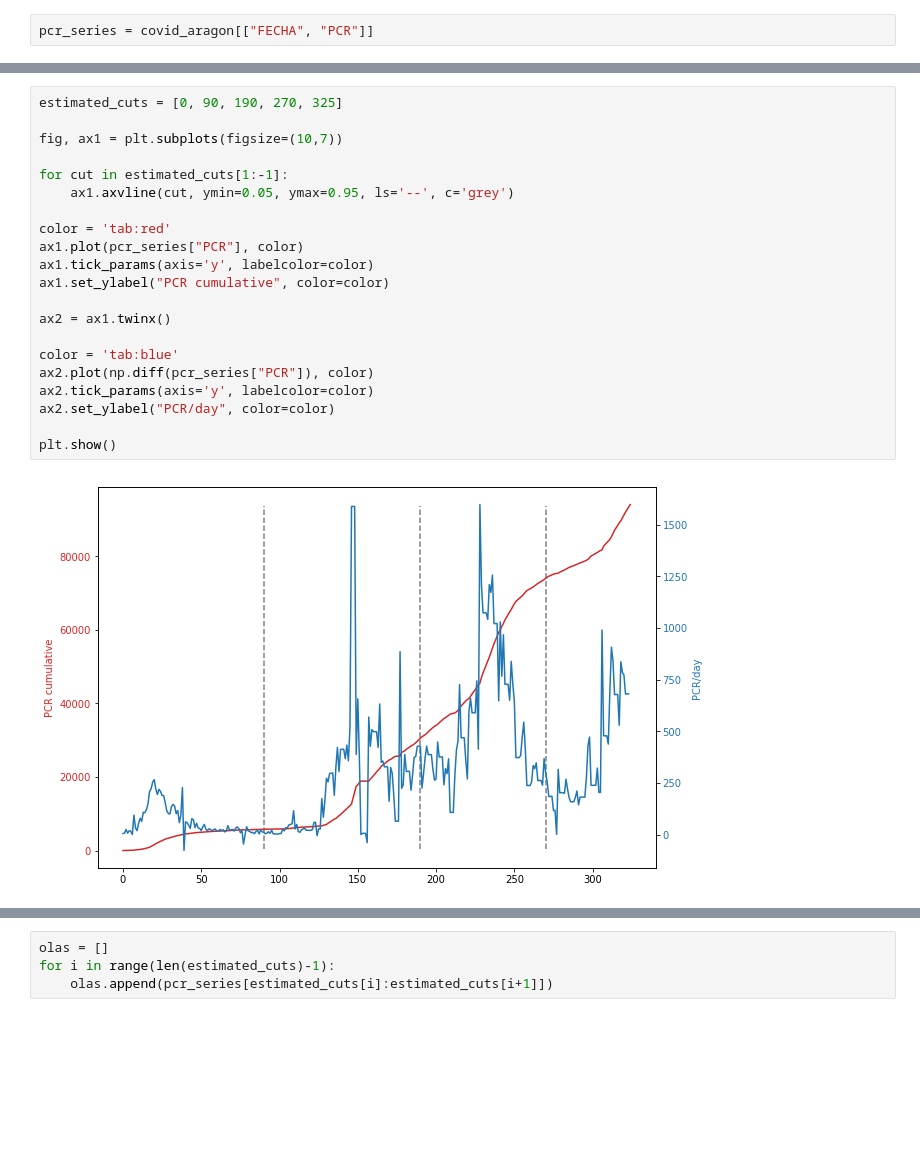
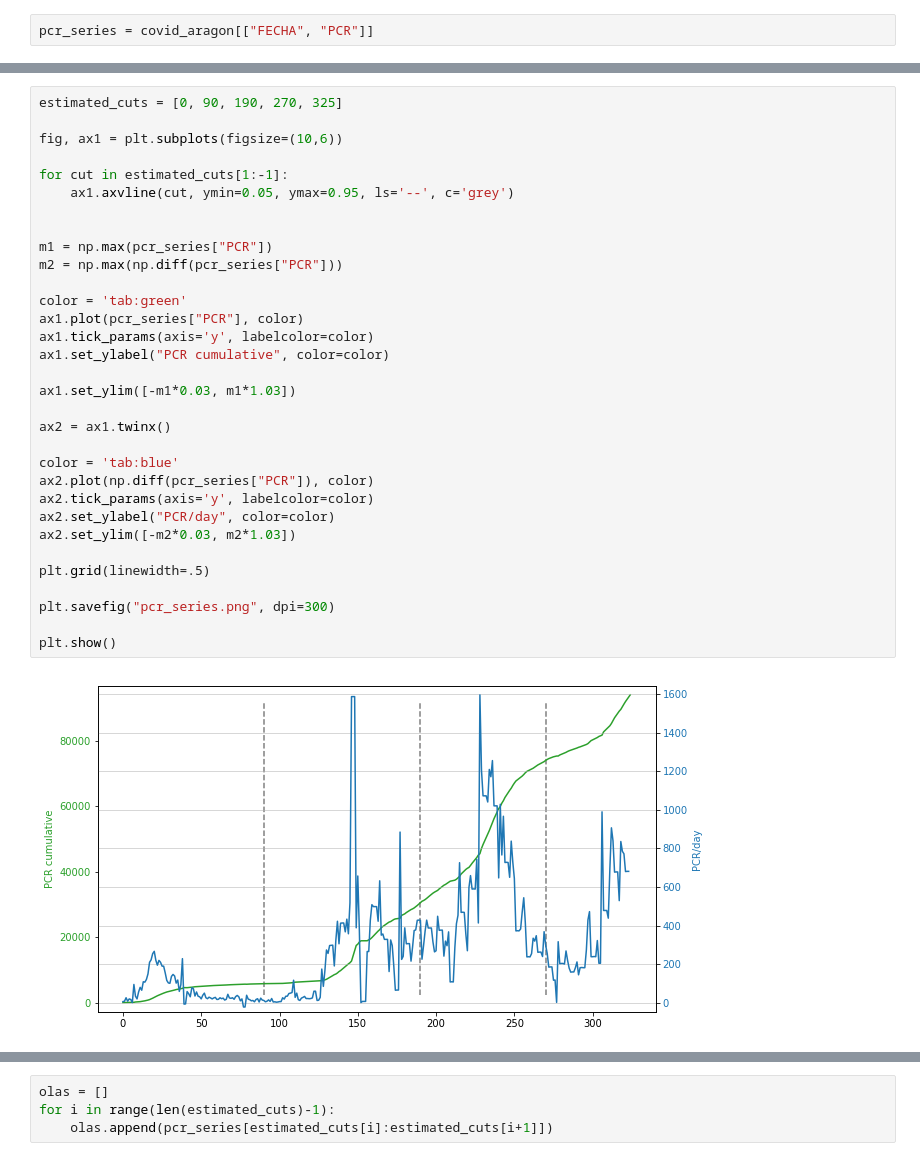
Before and after one commit to RubenIbarrondo/pso, a Jupyter notebook: Obteniendo_las_series.ipynb, the cells around one changed output, grey strips where cells are left out. Cells and saved outputs as stored; diff of their text form; blank space fills up the shorter version.

```diff
--- a/Obteniendo_las_series.ipynb
+++ b/Obteniendo_las_series.ipynb
@@ -30,23 +46,34 @@ pcr_series = covid_aragon[["FECHA", "PCR"]]
 # %%
 estimated_cuts = [0, 90, 190, 270, 325]
 
-fig, ax1 = plt.subplots(figsize=(10,7))
+fig, ax1 = plt.subplots(figsize=(10,6))
 
 for cut in estimated_cuts[1:-1]:
     ax1.axvline(cut, ymin=0.05, ymax=0.95, ls='--', c='grey')
 
-color = 'tab:red'
+
+m1 = np.max(pcr_series["PCR"])
+m2 = np.max(np.diff(pcr_series["PCR"]))
+
+color = 'tab:green'
 ax1.plot(pcr_series["PCR"], color)
 ax1.tick_params(axis='y', labelcolor=color)
 ax1.set_ylabel("PCR cumulative", color=color)
+
+ax1.set_ylim([-m1*0.03, m1*1.03])
 
 ax2 = ax1.twinx()
 
 color = 'tab:blue'
 ax2.plot(np.diff(pcr_series["PCR"]), color)
 ax2.tick_params(axis='y', labelcolor=color)
 ax2.set_ylabel("PCR/day", color=color)
+ax2.set_ylim([-m2*0.03, m2*1.03])
+
+plt.grid(linewidth=.5)
+
+plt.savefig("pcr_series.png", dpi=300)
 
 plt.show()
 # %% [output]
-[figure, old version]
+[figure, new version]
```
Also changed, not shown: parts of 5 cells of this notebook, 1 other file.
